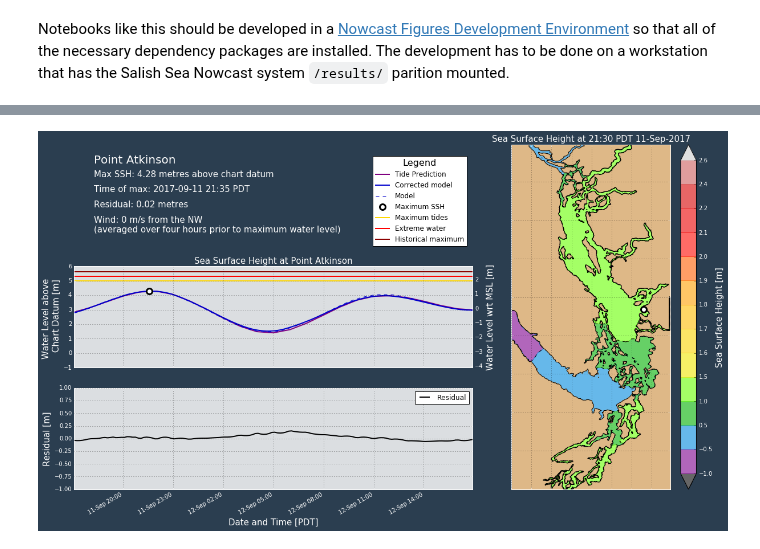
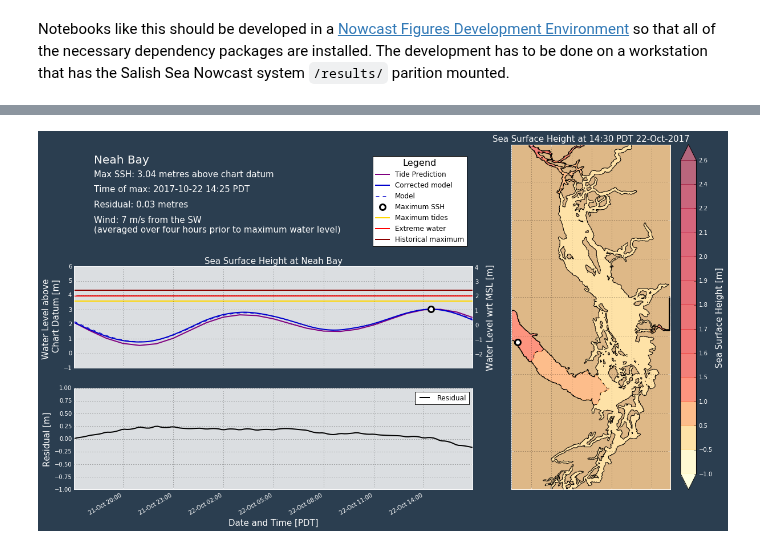
Before and after one commit to SalishSeaCast/SalishSeaNowcast, a Jupyter notebook: notebooks/figures/publish/TestCompareTidePredictionMaxSSH.ipynb, the cells around one changed output, grey strips where cells are left out. Cells and saved outputs as stored; diff of their text form; code cells hidden in the pictures.

Commit message:
Add Neah Bay max ssh vs. tidal prediction to production figures.

```diff
--- a/notebooks/figures/publish/TestCompareTidePredictionMaxSSH.ipynb
+++ b/notebooks/figures/publish/TestCompareTidePredictionMaxSSH.ipynb
@@ -45,7 +45,7 @@ config = '''
 
 config = yaml.load(io.StringIO(config))
 # %%
-run_date = arrow.get('2017-09-12')
+run_date = arrow.get('2017-10-22')
 run_type = 'nowcast'
 
 dmy = run_date.format('DDMMMYY').lower()
@@ -93,7 +93,7 @@ reload(website_theme)
 reload(places)
 
 fig = compare_tide_prediction_max_ssh.make_figure(
-    'Point Atkinson', grid_T_hr, grids_15m, bathy,
+    'Neah Bay', grid_T_hr, grids_15m, bathy,
     weather_path, tidal_predictions, config['timezone'],
     theme=website_theme)
 # %% [output]
@@ -101 +101 @@ fig = compare_tide_prediction_max_ssh.make_figure(
-[figure, old version]
+[figure, new version]
```
Also changed, not shown: parts of 1 cell of this notebook, 1 other file.
